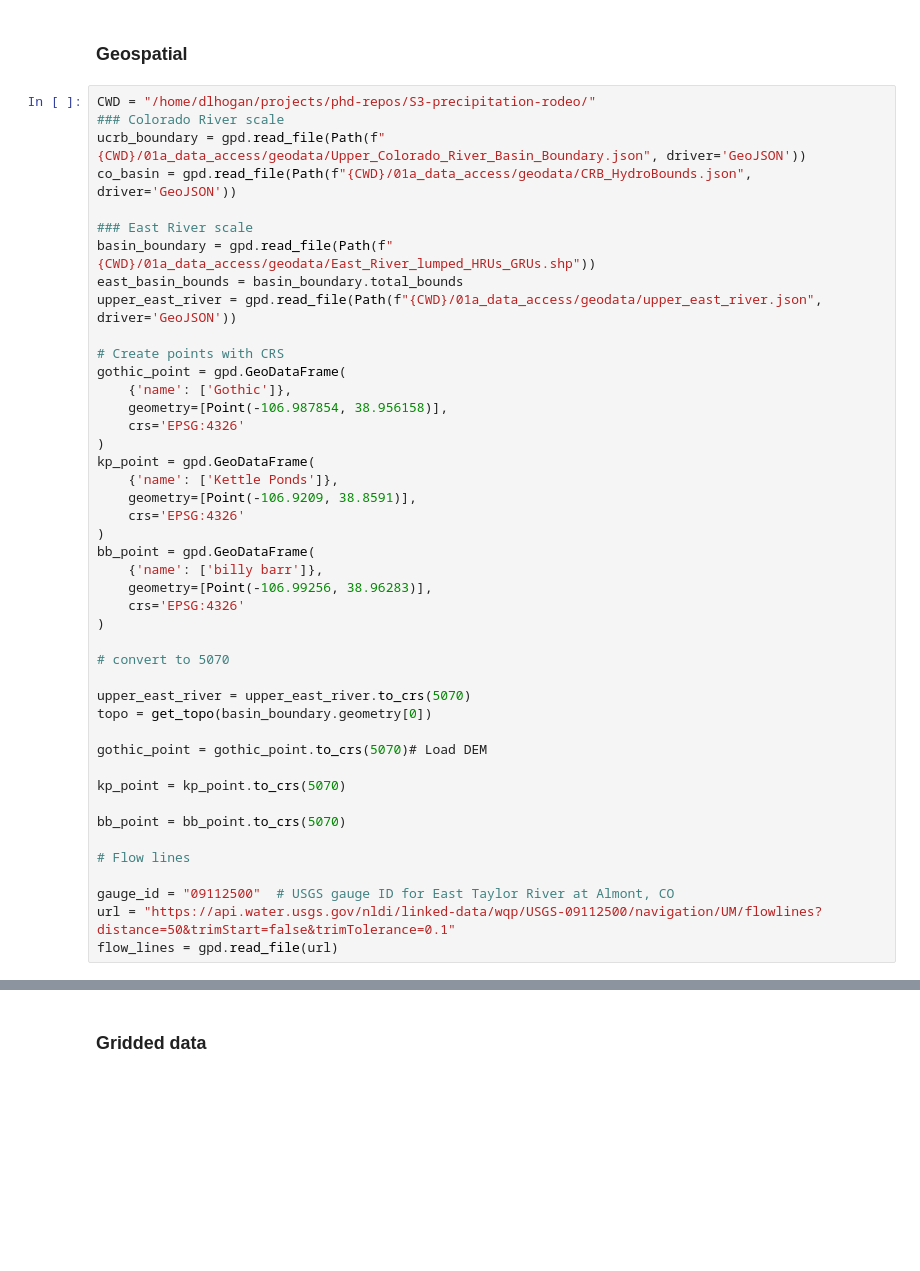
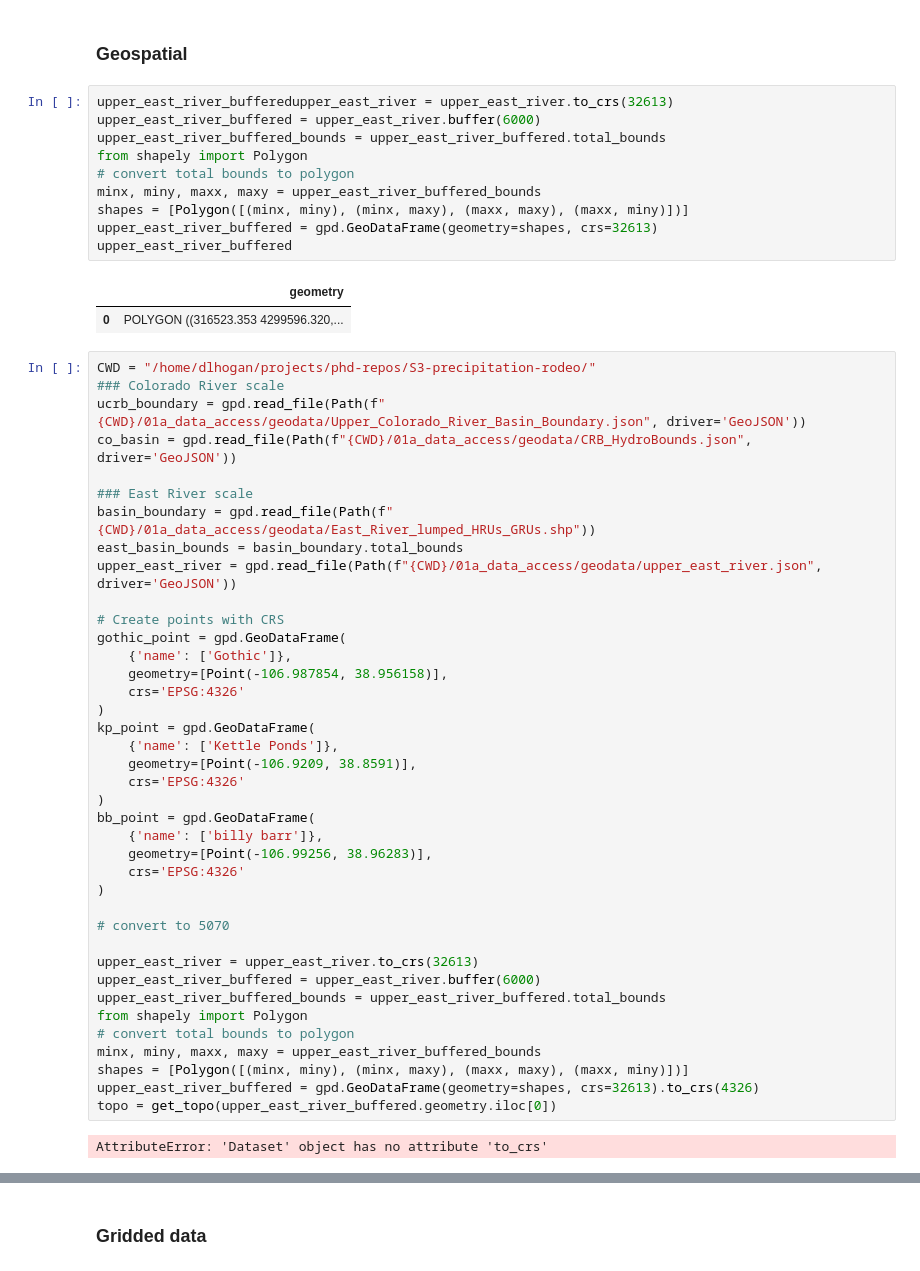
Before and after one commit to dlhogan97/S3-precipitation-rodeo, a Jupyter notebook: 04_products/figures/figure1_map.ipynb, the cells around one changed output, grey strips where cells are left out. Cells and saved outputs as stored; diff of their text form; blank space fills up the shorter version.

```diff
--- a/04_products/figures/figure1_map.ipynb
+++ b/04_products/figures/figure1_map.ipynb
@@ -71,6 +71,19 @@ def get_topo(basin_geometry):
     return topo
 # %% [markdown]
 ### Geospatial
+# %%
+upper_east_river_bufferedupper_east_river = upper_east_river.to_crs(32613)
+upper_east_river_buffered = upper_east_river.buffer(6000)
+upper_east_river_buffered_bounds = upper_east_river_buffered.total_bounds
+from shapely import Polygon
+# convert total bounds to polygon
+minx, miny, maxx, maxy = upper_east_river_buffered_bounds
+shapes = [Polygon([(minx, miny), (minx, maxy), (maxx, maxy), (maxx, miny)])]
+upper_east_river_buffered = gpd.GeoDataFrame(geometry=shapes, crs=32613)
+upper_east_river_buffered
+# %% [output]
+|  | geometry |
+| 0 | POLYGON ((316523.353 4299596.320,... |
 # %%
 CWD = "/home/dlhogan/projects/phd-repos/S3-precipitation-rodeo/"
 ### Colorado River scale
@@ -101,17 +114,14 @@ bb_point = gpd.GeoDataFrame(
 
 # convert to 5070
 
-upper_east_river = upper_east_river.to_crs(5070)
-topo = get_topo(basin_boundary.geometry[0])
-
-gothic_point = gothic_point.to_crs(5070)# Load DEM
-
-kp_point = kp_point.to_crs(5070)
-
-bb_point = bb_point.to_crs(5070)
-
-# Flow lines
-
-gauge_id = "09112500"  # USGS gauge ID for East Taylor River at Almont, CO
-url = "https://api.water.usgs.gov/nldi/linked-data/wqp/USGS-09112500/navigation/UM/flowlines?distance=50&trimStart=false&trimTolerance=0.1"
-flow_lines = gpd.read_file(url)
+upper_east_river = upper_east_river.to_crs(32613)
+upper_east_river_buffered = upper_east_river.buffer(6000)
+upper_east_river_buffered_bounds = upper_east_river_buffered.total_bounds
+from shapely import Polygon
+# convert total bounds to polygon
+minx, miny, maxx, maxy = upper_east_river_buffered_bounds
+shapes = [Polygon([(minx, miny), (minx, maxy), (maxx, maxy), (maxx, miny)])]
+upper_east_river_buffered = gpd.GeoDataFrame(geometry=shapes, crs=32613).to_crs(4326)
+topo = get_topo(upper_east_river_buffered.geometry.iloc[0])
+# %% [output]
+AttributeError: 'Dataset' object has no attribute 'to_crs'
```
Also changed, not shown: parts of 2 cells of this notebook, 14 other files.
